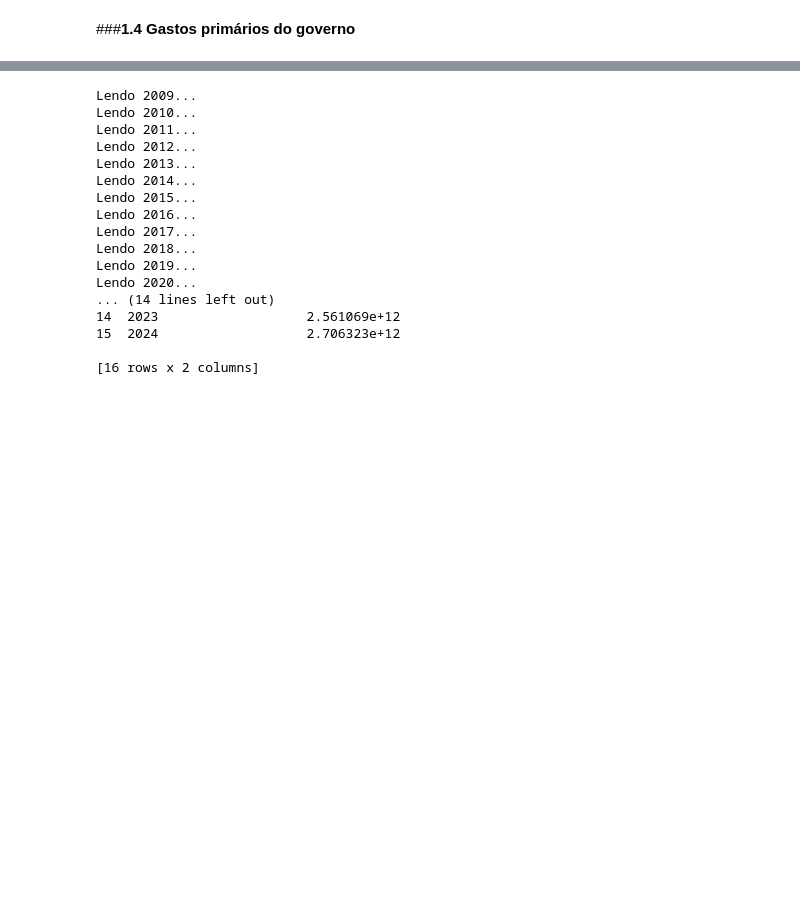
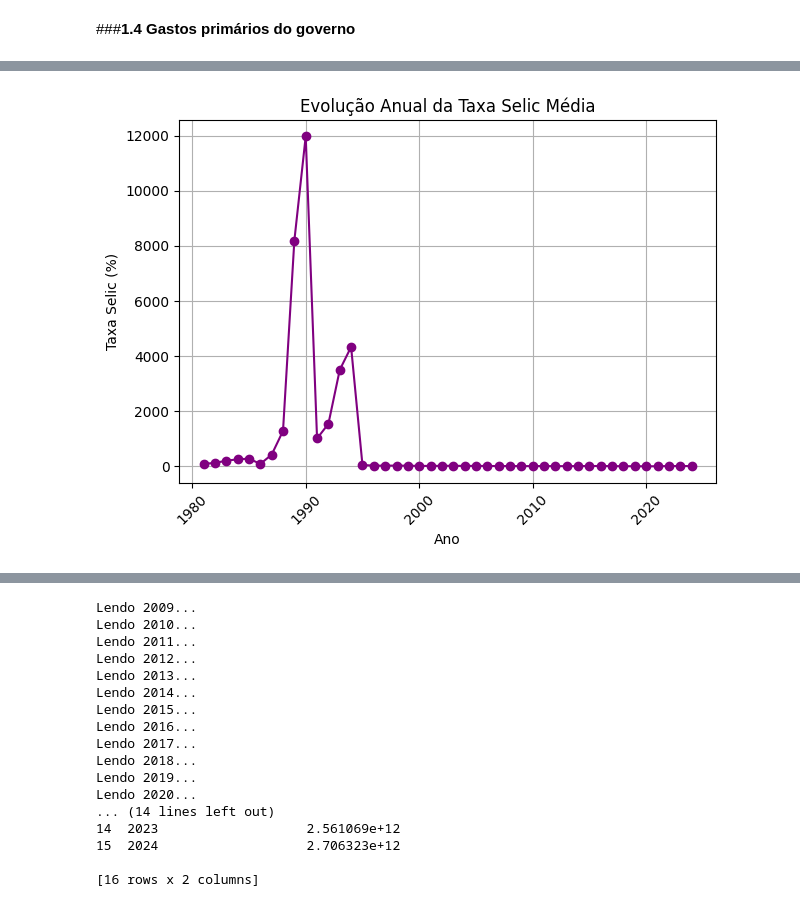
Before and after one commit to gabyxsantos/Economia, a Jupyter notebook: trabalho_pt2.ipynb, the cells around one changed output, grey strips where cells are left out. Saved outputs shown, nothing was run; the diff lists cells and outputs as text; code cells hidden in the pictures; blank space fills up the shorter version.

```diff
--- a/trabalho_pt2.ipynb
+++ b/trabalho_pt2.ipynb
@@ -118,0 +572,31 @@ dados_rendMedio
+# %%
+selic_anual = dados_selic.copy()
+
+# Garante que a coluna 'Data' seja string
+selic_anual['Trimestre'] = selic_anual['Trimestre'].astype(str)
+
+# Extrai apenas o ano dos valores no formato 'YYYYQX'
+selic_anual['Ano'] = selic_anual['Trimestre'].str[:4].astype(int)
+
+# Agrupa por ano e calcula a média da Selic
+selic_anual = (
+    selic_anual
+    .groupby('Ano')['Taxa Selic']
+    .mean()
+    .reset_index()
+)
+
+# Filtra o intervalo de anos desejado
+selic_anual = selic_anual[(selic_anual['Ano'] > 1980) & (selic_anual['Ano'] < 2025)]
+
+# Gráfico
+plt.plot(selic_anual['Ano'], selic_anual['Taxa Selic'], marker='o', linestyle='-', color='purple')
+plt.title('Evolução Anual da Taxa Selic Média')
+plt.xlabel('Ano')
+plt.ylabel('Taxa Selic (%)')
+plt.grid(True)
+plt.xticks(rotation=45)
+plt.tight_layout()
+plt.show()
+# %% [output]
+[figure, added]
```
Also changed, not shown: parts of 71 cells of this notebook.
